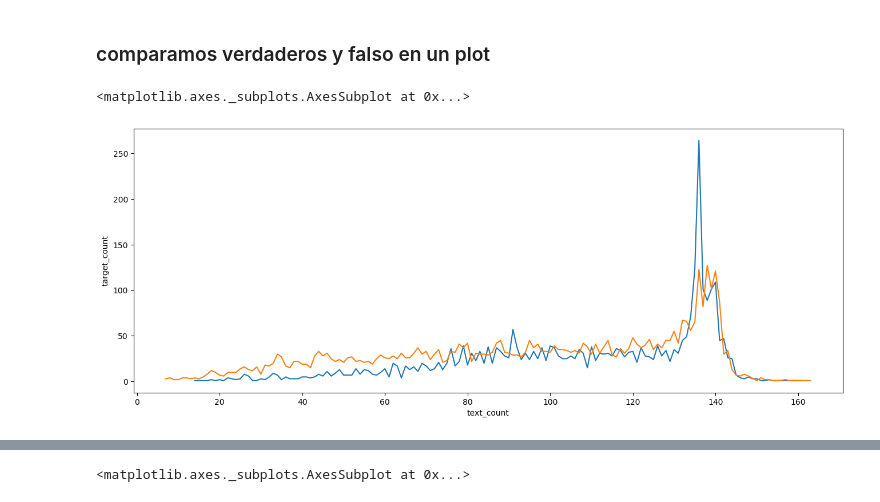
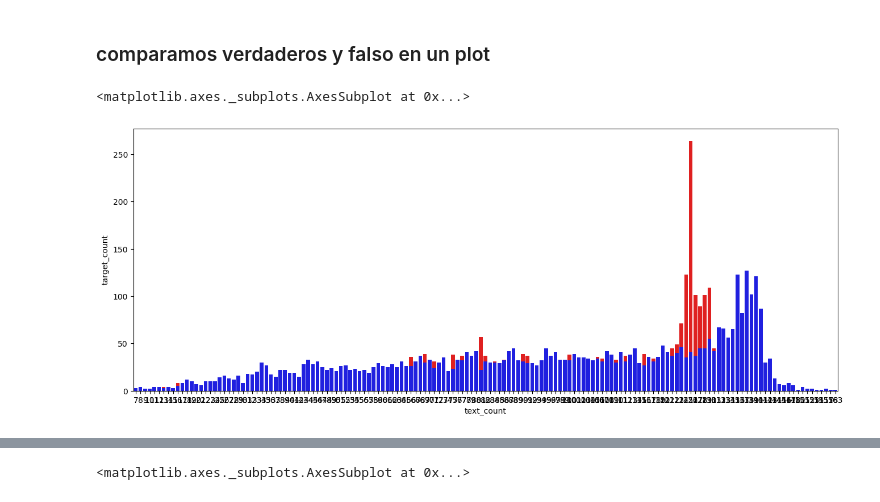
Before and after one commit to csulak/python-jupyter, a Jupyter notebook: ejercicio-twitter/ejercicio-twitter.ipynb, the cells around one changed output, grey strips where cells are left out. Cells and saved outputs as stored; diff of their text form; code cells hidden in the pictures.

```diff
--- a/ejercicio-twitter/ejercicio-twitter.ipynb
+++ b/ejercicio-twitter/ejercicio-twitter.ipynb
@@ -312,8 +313,8 @@ verdaderos_df=verdaderos_df.reset_index()
 ### comparamos verdaderos y falso en un plot
 # %%
 ax= plt.figure(figsize=(16, 6))
-sns.lineplot(x='text_count', y='target_count', data=verdaderos_df)
-sns.lineplot(x='text_count', y='target_count', data=falsos_df)
+sns.barplot(x='text_count', y='target_count', data=verdaderos_df, color='red')
+sns.barplot(x='text_count', y='target_count', data=falsos_df, color= 'blue')
 # %% [output]
 <matplotlib.axes._subplots.AxesSubplot at 0x...>
-[figure, old version]
+[figure, new version]
```
Also changed, not shown: parts of 21 cells of this notebook.
